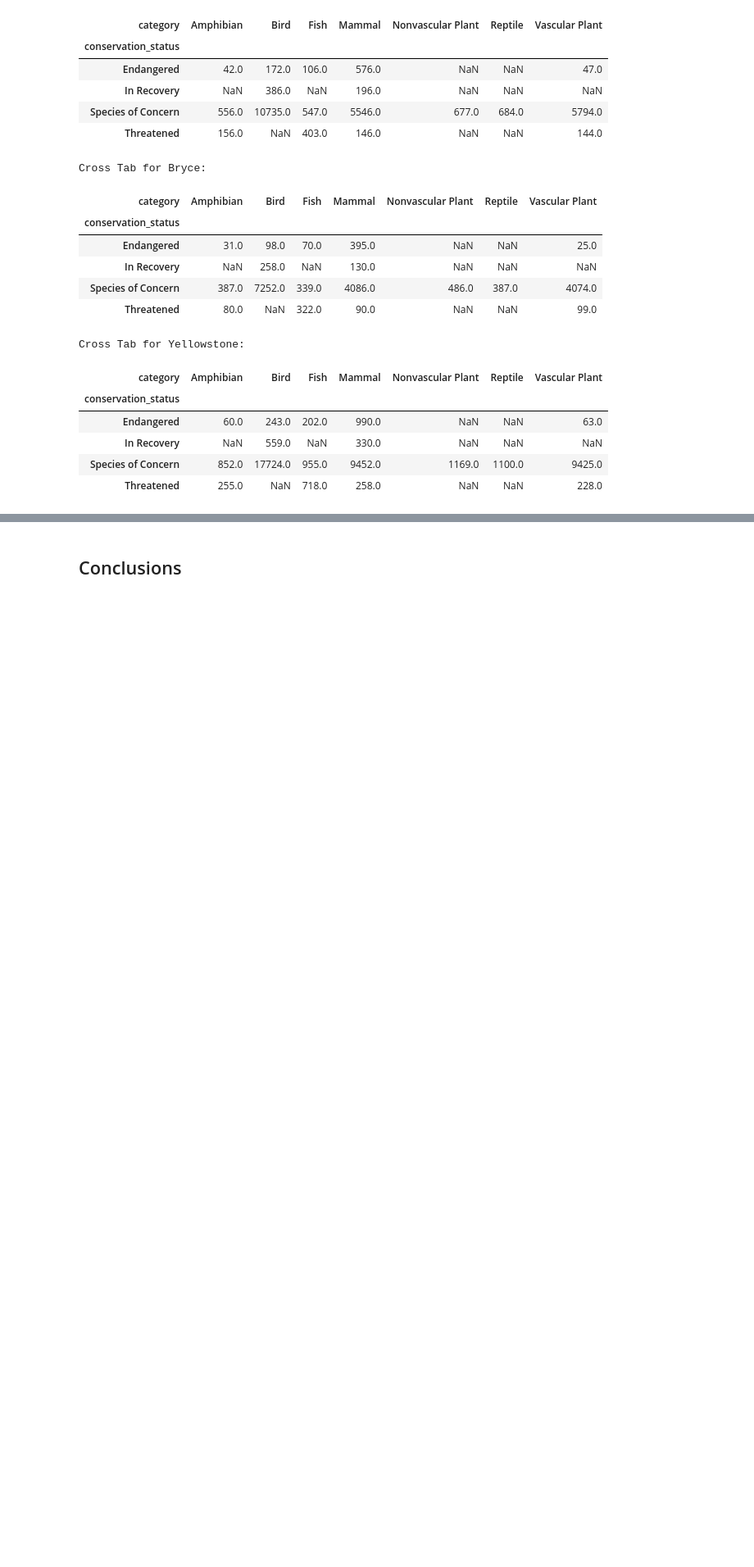
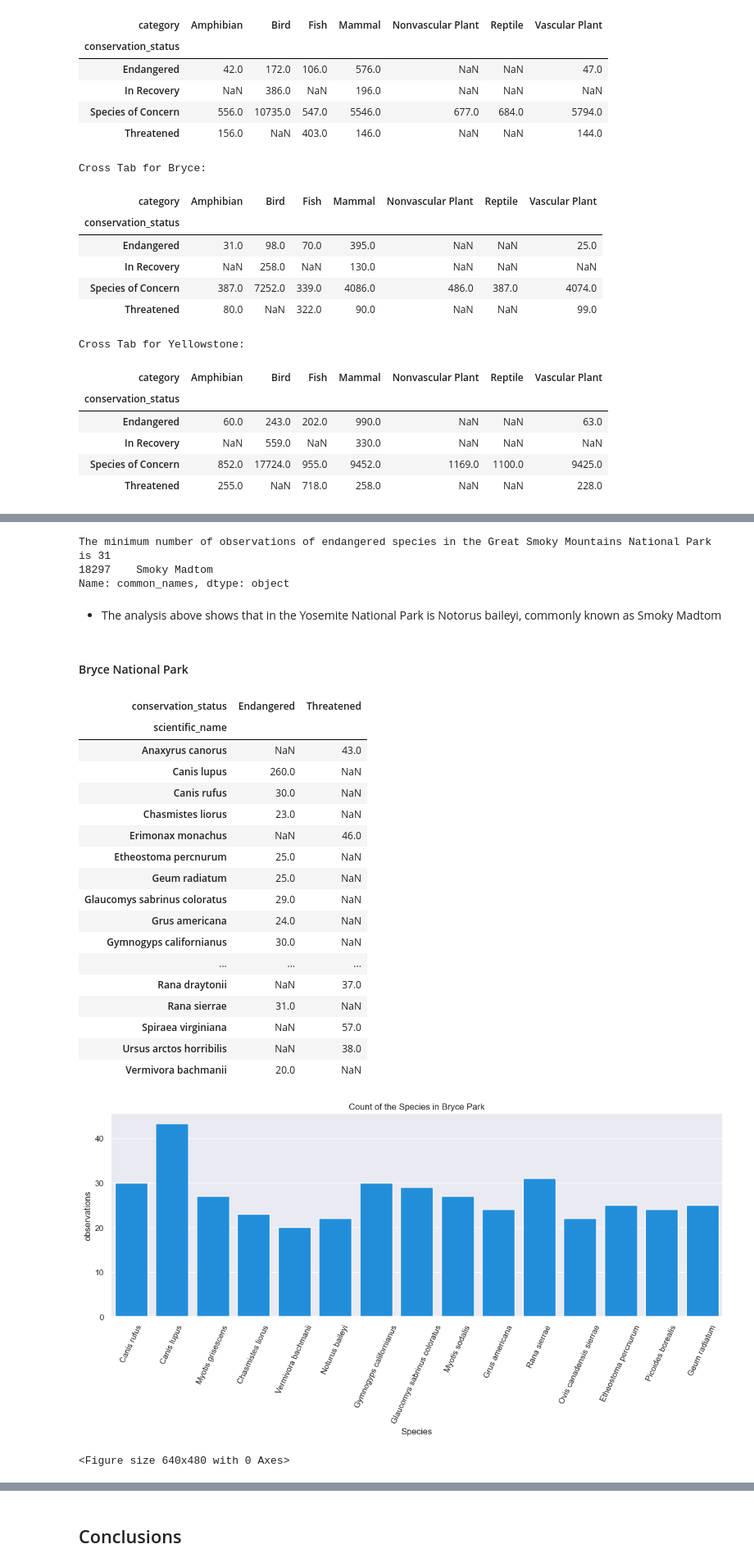
Before and after one commit to GALLP900/CodAcG_Github, a Jupyter notebook: Python_Training/Data Science Fundations II/biodiversity-starter/biodiversity_starter/biodiversity.ipynb, the cells around one changed output, grey strips where cells are left out. Shown at 82% size. Saved outputs shown, nothing was run; the diff lists cells and outputs as text; code cells hidden in the pictures; blank space fills up the shorter version.

```diff
--- a/Python_Training/Data Science Fundations II/biodiversity-starter/biodiversity_starter/biodiversity.ipynb
+++ b/Python_Training/Data Science Fundations II/biodiversity-starter/biodiversity_starter/biodiversity.ipynb
@@ -385,0 +405,50 @@ plt.clf()
+# %%
+# Find the minimum number of observations of endangered species in the Yosemite National Park
+min_observation = data_yosemite[data_yosemite.conservation_status == 'Endangered']['observations'].min()
+print(f'The minimum number of observations of endangered species in the Great Smoky Mountains National Park is {min_observation}')
+#find the common name of the most endangered species in yosemite
+Notorus = data_yosemite[data_yosemite.scientific_name == 'Noturus baileyi']['common_names']
+print(Notorus)
+# %% [output]
+The minimum number of observations of endangered species in the Great Smoky Mountains National Park is 31
+18297    Smoky Madtom
+Name: common_names, dtype: object
+# %% [markdown]
+- The analysis above shows that in the Yosemite National Park is Notorus baileyi, commonly known as Smoky Madtom
+# %% [markdown]
+#### Bryce National Park
+# %%
+# create a df for the yellowstone park and analyze the data
+data_bryce = park_data_TE[park_data_TE.park_name == 'Bryce']
+# create a contingency table for the yellowstone park and the common names of the species
+data_bryce_contingency = pd.crosstab(data_bryce['scientific_name'], data_bryce['conservation_status'], values=data_bryce['observations'], aggfunc='sum')
+display(data_bryce_contingency)
+# Create countplot for the species in Yellowstone
+plt.figure(figsize=(15,5))
+sn.barplot(data=data_bryce[data_bryce.conservation_status =='Endangered'], x='scientific_name', y='observations', errorbar=None)
+plt.xticks(rotation=65, fontsize=11)
+plt.title(f'Count of the Species in Bryce Park')
+plt.xlabel('Species')
+plt.show()
+plt.clf()
+# %% [output]
+| conservation_status | Endangered | Threatened |
+| scientific_name |  |  |
+| Anaxyrus canorus | NaN | 43.0 |
+| Canis lupus | 260.0 | NaN |
+| Canis rufus | 30.0 | NaN |
+| Chasmistes liorus | 23.0 | NaN |
+| Erimonax monachus | NaN | 46.0 |
+| Etheostoma percnurum | 25.0 | NaN |
+| Geum radiatum | 25.0 | NaN |
+| Glaucomys sabrinus coloratus | 29.0 | NaN |
+| Grus americana | 24.0 | NaN |
+| Gymnogyps californianus | 30.0 | NaN |
+| ... | ... | ... |
+| Rana draytonii | NaN | 37.0 |
+| Rana sierrae | 31.0 | NaN |
+| Spiraea virginiana | NaN | 57.0 |
+| Ursus arctos horribilis | NaN | 38.0 |
+| Vermivora bachmanii | 20.0 | NaN |
+[figure, added]
+<Figure size 640x480 with 0 Axes>
```
Also changed, not shown: parts of 40 cells of this notebook.
